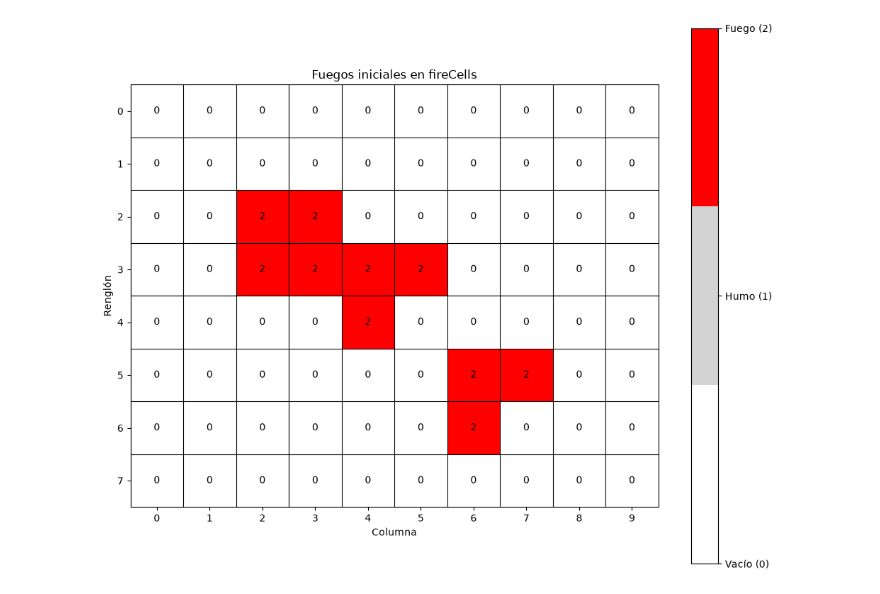
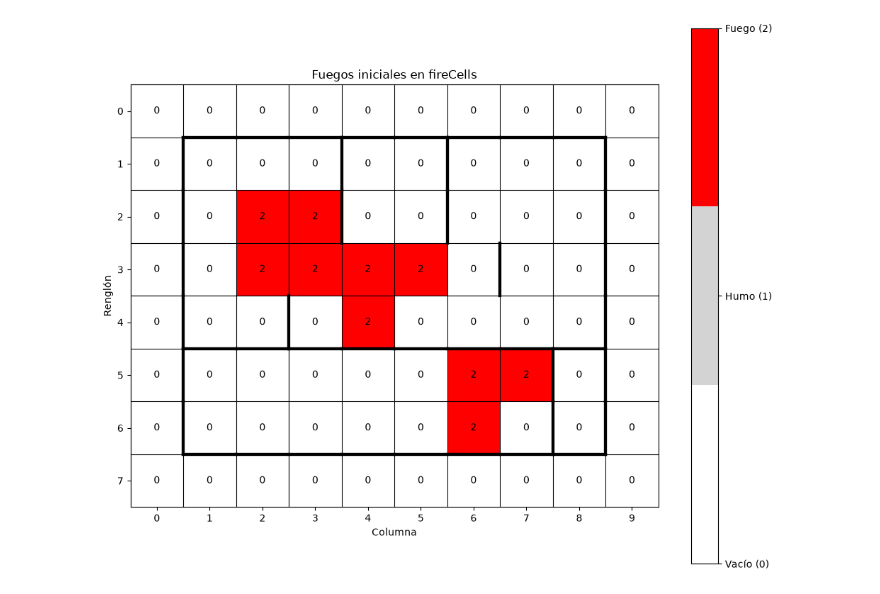
Before and after one commit to a01277107/Videojuegos, a Jupyter notebook: fireRescueSimulation.ipynb, the cells around one changed output. Cells and saved outputs as stored; diff of their text form; code cells hidden in the pictures.

Commit message:
fix correción logica en la definición de paredes. Nuevas paredes definidas como diccionario de datos

```diff
--- a/fireRescueSimulation.ipynb
+++ b/fireRescueSimulation.ipynb
@@ -129,3 +91,22 @@ initial_wall_layout = [
+# %%
+#Paredes del tablero (2 = intacta), coordenadas 0-indexadas tal como se ven en la gráfica
+initial_wall_layout = (
+    #Contorno exterior
+    [{"row": 0, "column": column, "direction": "down", "state": 2} for column in range(1, 9)] +
+    [{"row": row, "column": 0, "direction": "right", "state": 2} for row in range(1, 7)] +
+    [{"row": 6, "column": column, "direction": "down", "state": 2} for column in range(1, 9)] +
+    [{"row": row, "column": 8, "direction": "right", "state": 2} for row in range(1, 7)] +
+
+    #Divisiones interiores
+    [{"row": 4, "column": column, "direction": "down", "state": 2} for column in range(1, 9)] +
+    [{"row": row, "column": 7, "direction": "right", "state": 2} for row in range(5, 7)] +
+    [
+        {"row": 3, "column": 6, "direction": "right", "state": 2},
+        {"row": 4, "column": 2, "direction": "right", "state": 2},
+    ] +
+    [{"row": row, "column": 3, "direction": "right", "state": 2} for row in range(1, 3)] +
+    [{"row": row, "column": 5, "direction": "right", "state": 2} for row in range(1, 3)]
+)
 # %%
 #class FirefighterAgent(Agent):
 # %%
@@ -211,9 +191,10 @@ class FireRescueModel(Model):
 
     # def explosion(row, column):
 # %%
+# Configuración inicial de dimensiones y modelo
 columns = 10
 rows = 8
-num_players = 6  # ejemplo
+num_players = 6
 
 model = FireRescueModel(columns, rows, num_players)
 
@@ -230,31 +211,48 @@ image = axis.imshow(
 
 axis.set_title("Fuegos iniciales en fireCells")
 axis.set_xlabel("Columna")
 axis.set_ylabel("Renglón")
 
 axis.set_xticks(range(columns))
 axis.set_yticks(range(rows))
 
 axis.set_xticks(np.arange(-0.5, columns, 1), minor=True)
 axis.set_yticks(np.arange(-0.5, rows, 1), minor=True)
 
 axis.grid(which="minor", color="black", linewidth=0.8)
 axis.tick_params(which="minor", bottom=False, left=False)
 
+# Renderizado de números dentro de las celdas
 for row in range(rows):
     for column in range(columns):
         axis.text(
             column,
             row,
             str(model.fireCells[row, column]),
             ha="center",
             va="center"
         )
 
+# Dibuja las paredes intactas (valor 2) sobre los bordes de cada celda
+for row in range(model.environment.rows):
+    for column in range(model.environment.columns):
+        cell = model.environment.grid[row][column]
+        x_left, x_right = column - 0.5, column + 0.5
+        y_top, y_bottom = row - 0.5, row + 0.5
+
+        if cell.up == 2:
+            axis.plot([x_left, x_right], [y_top, y_top], color="black", linewidth=3, zorder=3)
+        if cell.down == 2:
+            axis.plot([x_left, x_right], [y_bottom, y_bottom], color="black", linewidth=3, zorder=3)
+        if cell.left == 2:
+            axis.plot([x_left, x_left], [y_top, y_bottom], color="black", linewidth=3, zorder=3)
+        if cell.right == 2:
+            axis.plot([x_right, x_right], [y_top, y_bottom], color="black", linewidth=3, zorder=3)
+
 colorbar = fig.colorbar(image, ax=axis, ticks=[0, 1, 2])
 colorbar.ax.set_yticklabels(["Vacío (0)", "Humo (1)", "Fuego (2)"])
 
 fig.tight_layout()
 plt.show()
 # %% [output]
-[figure, old version]
+[figure, new version]
```
Also changed, not shown: parts of 3 cells of this notebook.
